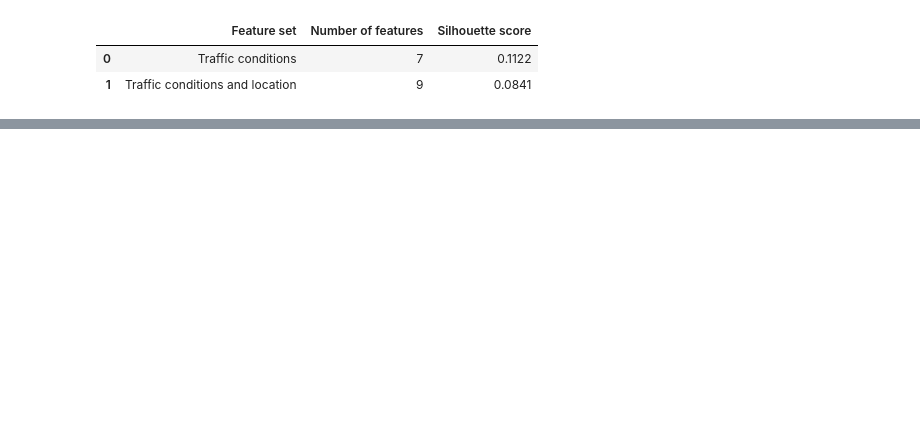
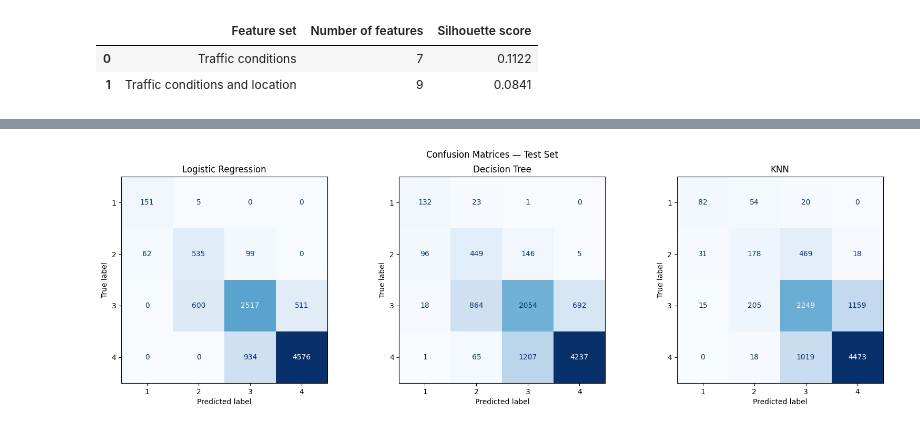
Before and after one commit to zeemohamed7/ai-traffic-project, a Jupyter notebook: IT7009_Traffic_Incident_Analysis.ipynb, the cells around one changed output, grey strips where cells are left out. Cells and saved outputs as stored; diff of their text form; code cells hidden in the pictures; blank space fills up the shorter version.

```diff
--- a/IT7009_Traffic_Incident_Analysis.ipynb
+++ b/IT7009_Traffic_Incident_Analysis.ipynb
@@ -1472,0 +1676,11 @@ display(pd.DataFrame(clustering_results).round(4))
+# %%
+from sklearn.base import clone
+
+final_models = {}
+
+for name, model in models.items():
+    final_model = clone(model)
+    final_model.fit(X_train_selected, y_train)
+
+    final_models[name] = final_model
+    print(name, "done")
@@ -1472,0 +1727,8 @@ display(pd.DataFrame(clustering_results).round(4))
+# %%
+for name, p in test_preds.items():
+    print(name)
+    print(classification_report(
+        y_test, p,
+        labels=[1, 2, 3, 4],
+        zero_division=0
+    ))
@@ -1472,0 +1753,18 @@ display(pd.DataFrame(clustering_results).round(4))
+# %%
+fig, axes = plt.subplots(1, 3, figsize=(16, 5))
+
+for ax, (name, p) in zip(axes, test_preds.items()):
+    ConfusionMatrixDisplay.from_predictions(
+        y_test, p,
+        labels=[1, 2, 3, 4],
+        ax=ax,
+        cmap="Blues",
+        colorbar=False
+    )
+    ax.set_title(name)
+
+plt.suptitle("Confusion Matrices — Test Set")
+plt.tight_layout()
+plt.show()
+# %% [output]
+[figure, added]
```
Also changed, not shown: parts of 37 cells of this notebook.
